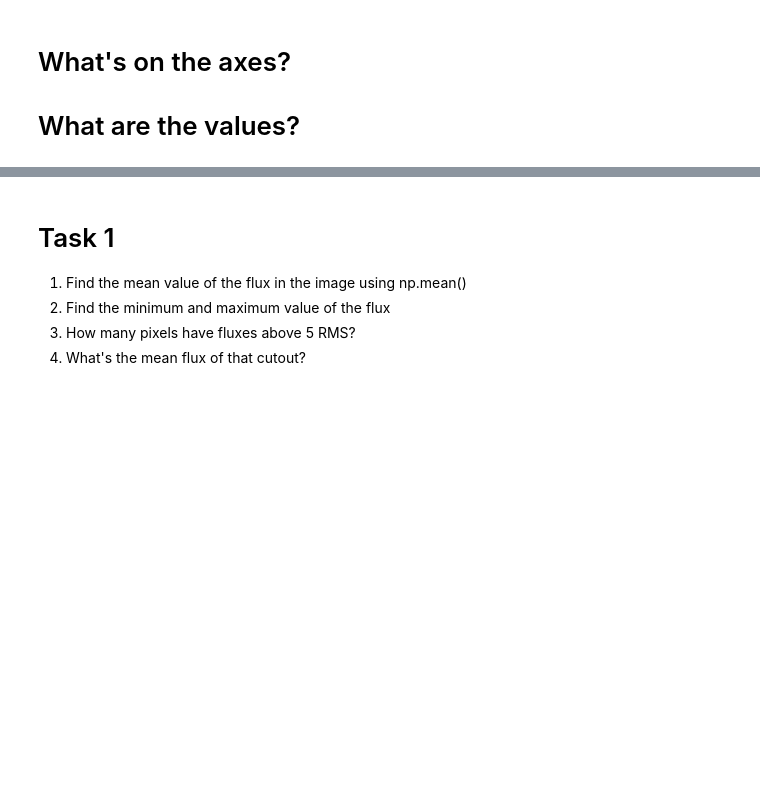
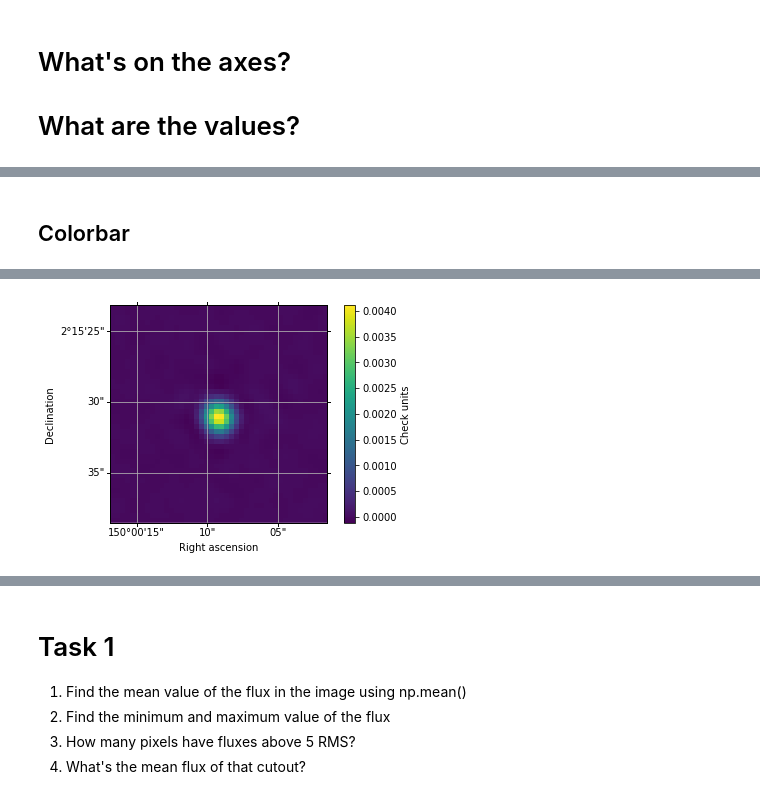
Before and after one commit to KrTis/High-school-Course, a Jupyter notebook: 4. Working with images.ipynb, the cells around one changed output, grey strips where cells are left out. Saved outputs shown, nothing was run; the diff lists cells and outputs as text; code cells hidden in the pictures; blank space fills up the shorter version.

```diff
--- a/4. Working with images.ipynb
+++ b/4. Working with images.ipynb
@@ -85,0 +156,32 @@ Let's add coordinates
+# %% [markdown]
+## Colorbar
+# %%
+import matplotlib.pyplot as plt
+from astropy.io import fits
+from astropy.wcs import WCS
+
+# ---------- Loading files ---------
+name  = '0001_150.00256000_2.25863000_vla_20cm_lg_tan_10.fits'
+image = fits.open(name)[0].data
+head  = fits.open(name)[0].header
+
+# ---------- Loads coordinates -----
+wcs = WCS(head, naxis=2)
+
+# ---------- Showing an image ------
+f  = plt.figure()
+ax = f.add_subplot(1, 1, 1, projection=wcs)
+im = ax.imshow(image)
+
+# ----------- Axes labels -----------
+ax.set_xlabel('Right ascension')
+ax.set_ylabel('Declination')
+
+# ----------- Adding a colorbar -----
+col = plt.colorbar(im)              # values are now in the colorbar
+col.set_label('Check units')
+
+# ----------- Grid -------------------
+ax.grid(True)
+f
+# %% [output]
@@ -85,0 +189 @@ Let's add coordinates
+[figure, added]
```
Also changed, not shown: parts of 39 cells of this notebook, 3 other files.
